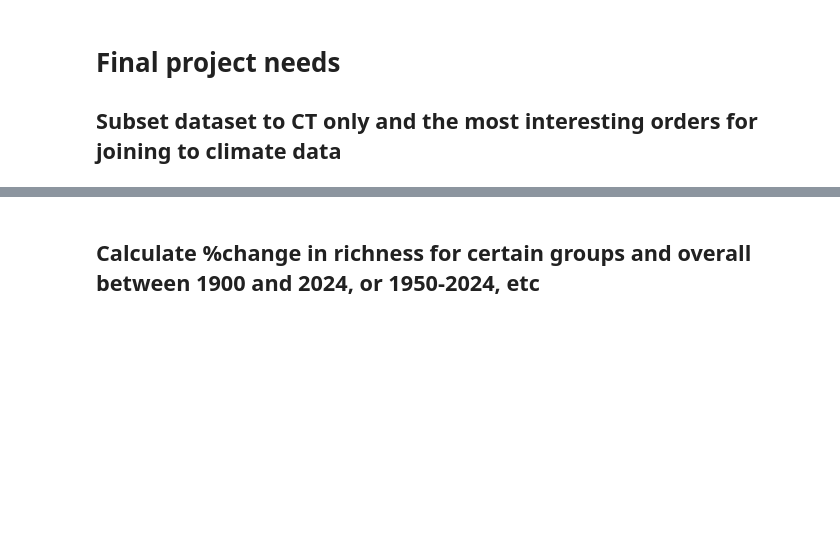
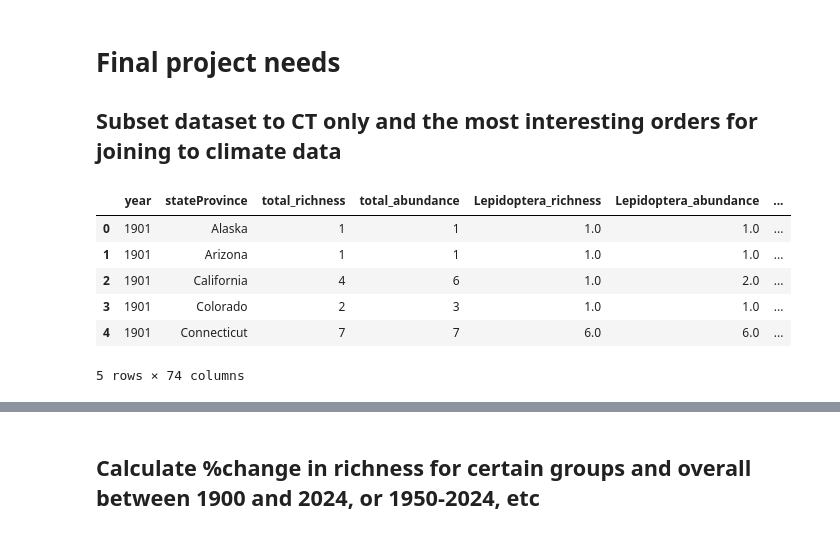
Before and after one commit to envirodatascience/final-project-insect-team, a Jupyter notebook: ENV617_group_project_ypm_ent_data.ipynb, the cells around one changed output, grey strips where cells are left out. Drawn from its saved outputs; the diff is of its cells as text; code cells hidden in the pictures; blank space fills up the shorter version.

Commit message:
updated to subset richness dataset

```diff
--- a/ENV617_group_project_ypm_ent_data.ipynb
+++ b/ENV617_group_project_ypm_ent_data.ipynb
@@ -728,3 +729,15 @@ ent_totals.to_csv('ypm_ent_taxo_summaries_20250408.csv', index=False)
 # %% [markdown]
 # Final project needs
 ## Subset dataset to CT only and the most interesting orders for joining to climate data
+# %%
+# read in data
+ent = pd.read_csv('ypm_ent_taxo_summaries_20250408.csv')
+ent.head()
+# %% [output]
+|  | year | stateProvince | total_richness | total_abundance | Lepidoptera_richness | Lepidoptera_abundance | ... |
+| 0 | 1901 | Alaska | 1 | 1 | 1.0 | 1.0 | ... |
+| 1 | 1901 | Arizona | 1 | 1 | 1.0 | 1.0 | ... |
+| 2 | 1901 | California | 4 | 6 | 1.0 | 2.0 | ... |
+| 3 | 1901 | Colorado | 2 | 3 | 1.0 | 1.0 | ... |
+| 4 | 1901 | Connecticut | 7 | 7 | 6.0 | 6.0 | ... |
+5 rows × 74 columns
```
Also changed, not shown: parts of 4 cells of this notebook.
